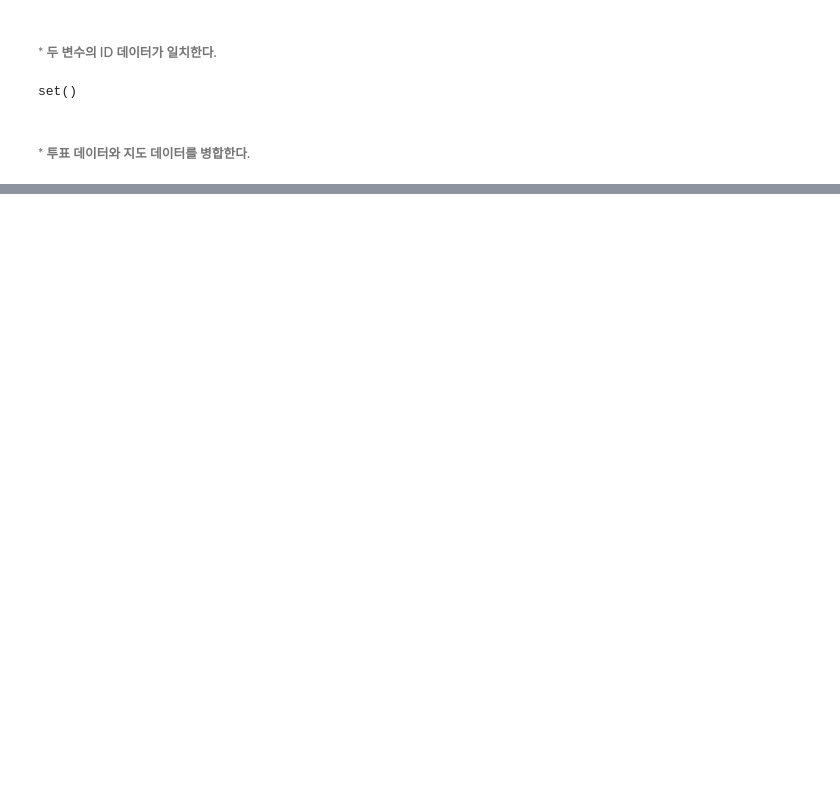
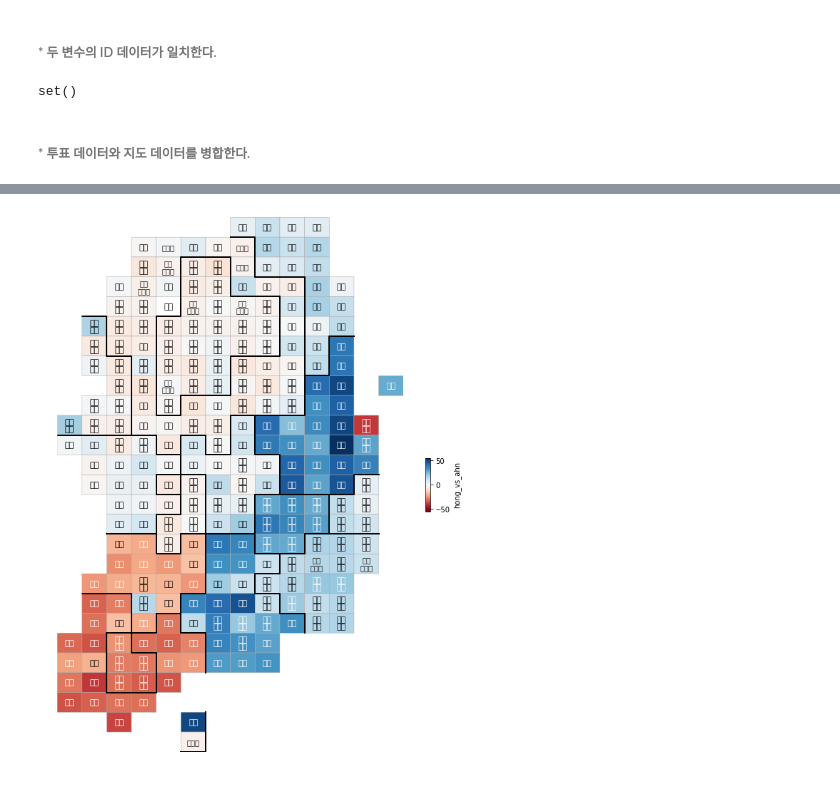
Before and after one commit to leebaek/python_data_analysis, a Jupyter notebook: 19대 대선 결과 분석/19대 대선 결과 분석.ipynb, the cells around one changed output, grey strips where cells are left out. Drawn from its saved outputs; the diff is of its cells as text; code cells hidden in the pictures; blank space fills up the shorter version.

```diff
--- a/19대 대선 결과 분석/19대 대선 결과 분석.ipynb
+++ b/19대 대선 결과 분석/19대 대선 결과 분석.ipynb
@@ -624,0 +730,4 @@ final_elect_data.tail()
+# %%
+drawKorea('hong_vs_ahn', final_elect_data, 'RdBu')
+# %% [output]
+[figure, added]
```
Also changed, not shown: parts of 15 cells of this notebook, 1 other file.
